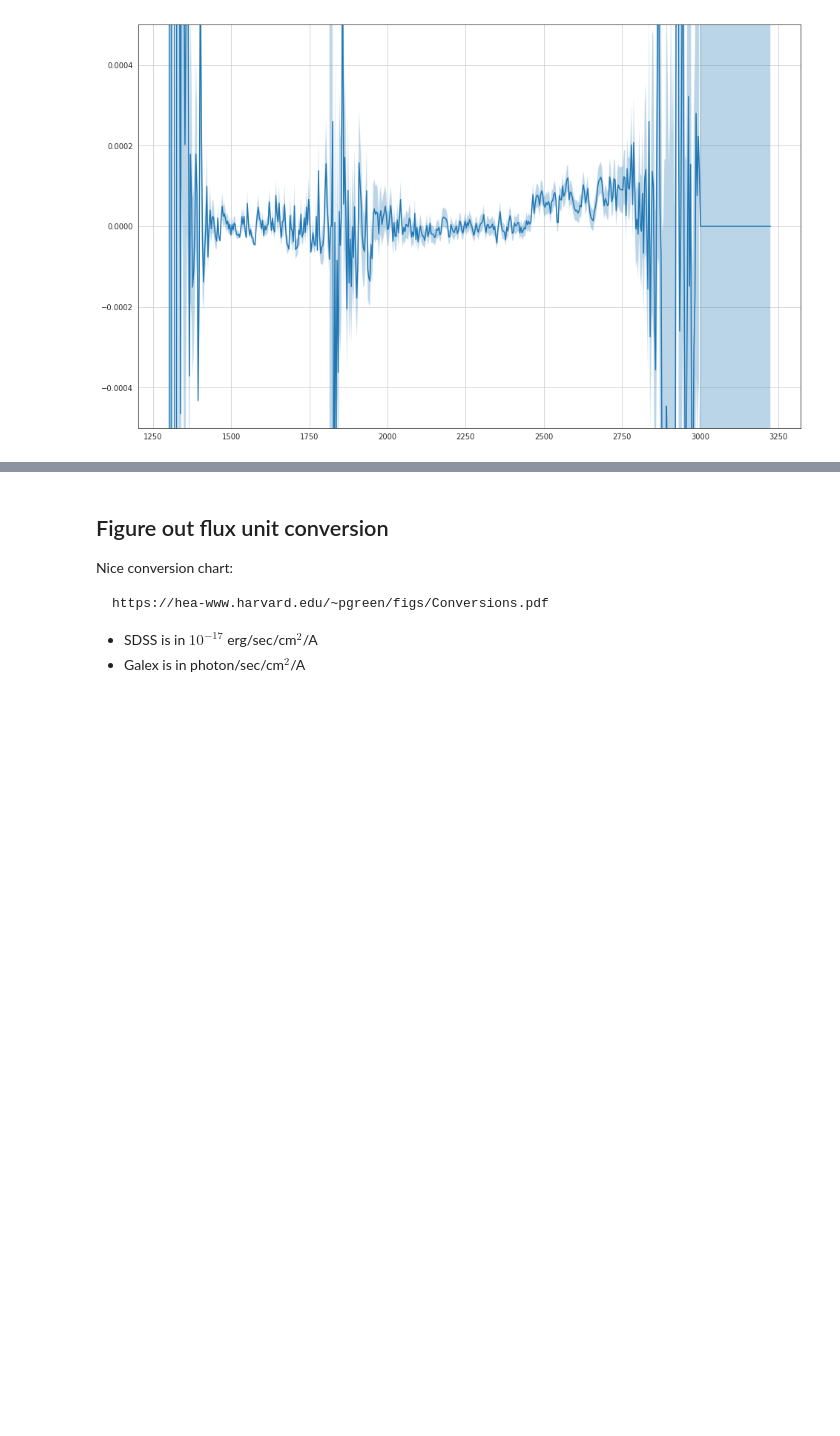
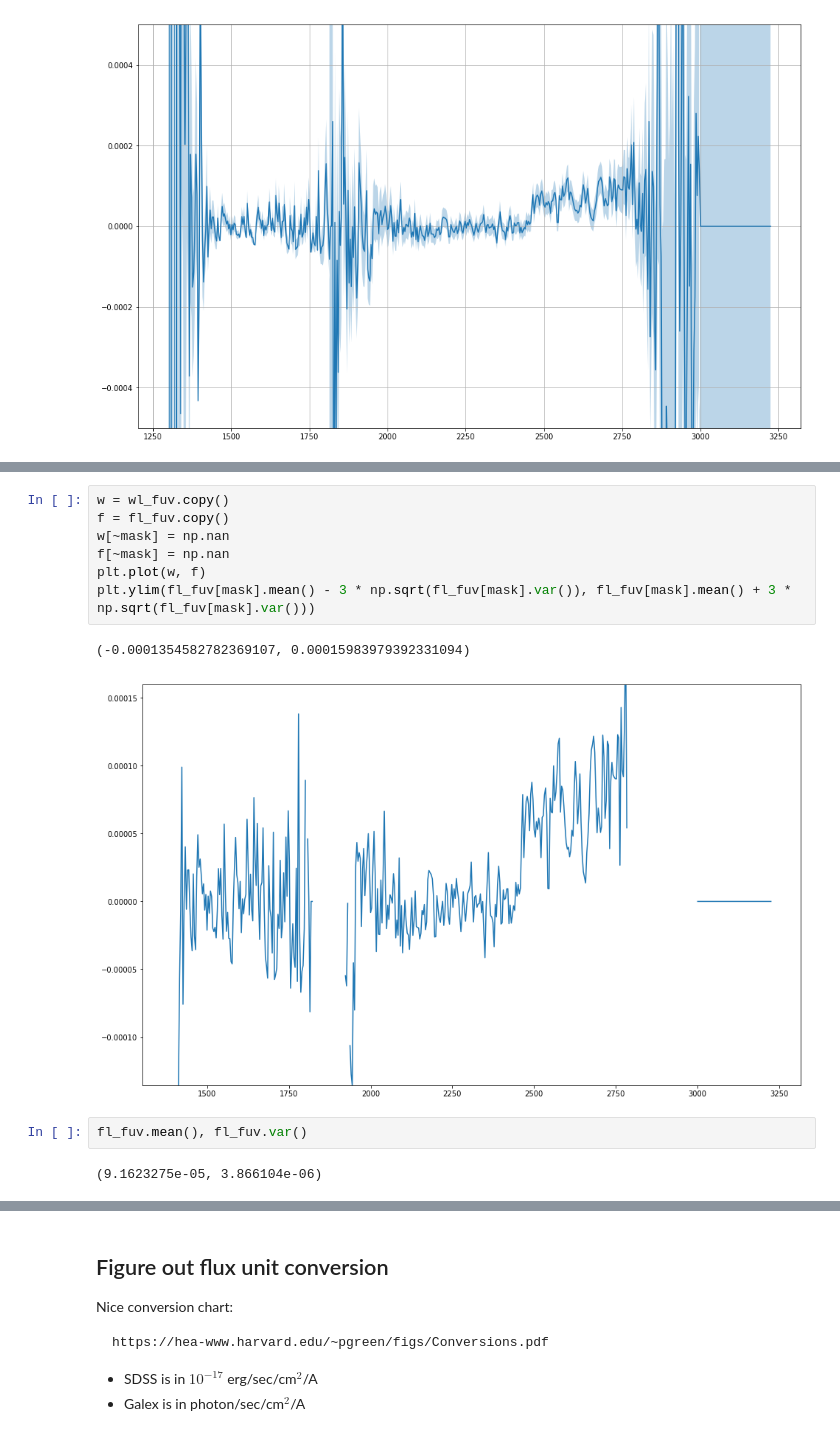
Before and after one commit to dobos/sdss_galex_lls, a Jupyter notebook: py/explore.ipynb, the cells around one changed output, grey strips where cells are left out. Cells and saved outputs as stored; diff of their text form; blank space fills up the shorter version.

```diff
--- a/py/explore.ipynb
+++ b/py/explore.ipynb
@@ -210,0 +246,14 @@ plot(wl_fuv, fl_fuv)
+# %%
+w = wl_fuv.copy()
+f = fl_fuv.copy()
+w[~mask] = np.nan
+f[~mask] = np.nan
+plt.plot(w, f)
+plt.ylim(fl_fuv[mask].mean() - 3 * np.sqrt(fl_fuv[mask].var()), fl_fuv[mask].mean() + 3 * np.sqrt(fl_fuv[mask].var()))
+# %% [output]
+(-0.0001354582782369107, 0.00015983979392331094)
+[figure, added]
+# %%
+fl_fuv.mean(), fl_fuv.var()
+# %% [output]
+(9.1623275e-05, 3.866104e-06)
```
Also changed, not shown: parts of 7 cells of this notebook, 3 other files.
